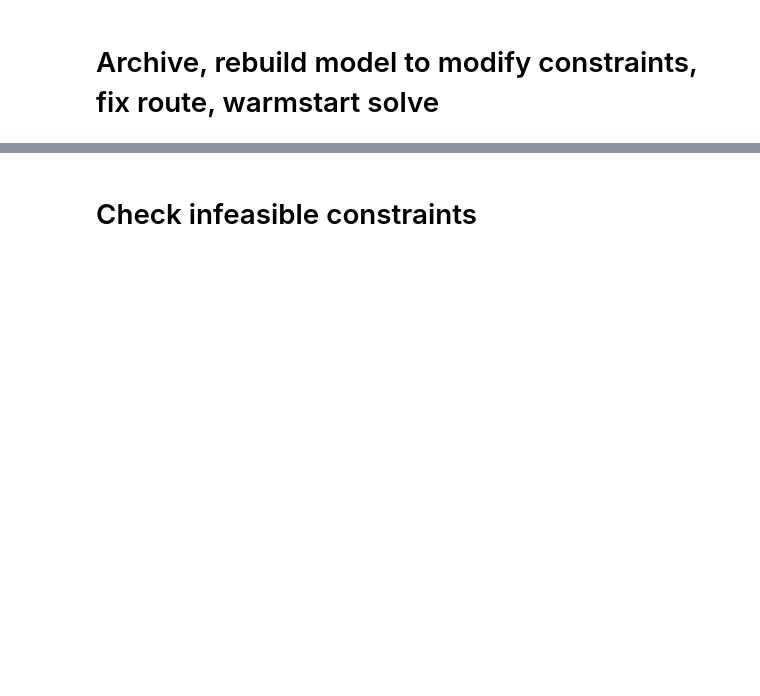
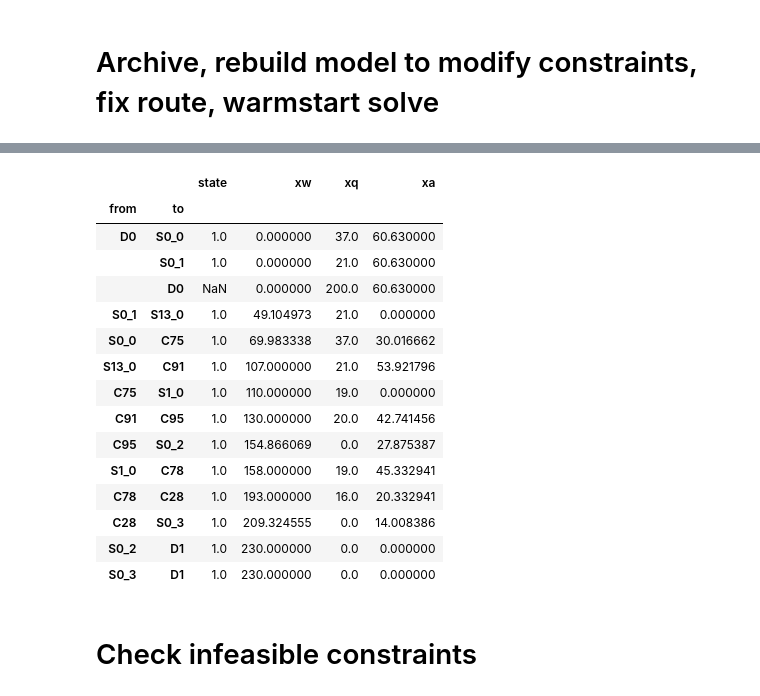
Before and after one commit to rariss/E-VRP-TW-V2G, a Jupyter notebook: evrp/e-vrp-tw.ipynb, the cells around one changed output, grey strips where cells are left out. Drawn from its saved outputs; the diff is of its cells as text; code cells hidden in the pictures; blank space fills up the shorter version.

```diff
--- a/evrp/e-vrp-tw.ipynb
+++ b/evrp/e-vrp-tw.ipynb
@@ -203,3 +253,22 @@ x, xp, traces, routes = plot_evrptwv2g(m)
+# %%
+routes
+# %% [output]
+|  |  | state | xw | xq | xa |
+| from | to |  |  |  |  |
+| D0 | S0_0 | 1.0 | 0.000000 | 37.0 | 60.630000 |
+|  | S0_1 | 1.0 | 0.000000 | 21.0 | 60.630000 |
+|  | D0 | NaN | 0.000000 | 200.0 | 60.630000 |
+| S0_1 | S13_0 | 1.0 | 49.104973 | 21.0 | 0.000000 |
+| S0_0 | C75 | 1.0 | 69.983338 | 37.0 | 30.016662 |
+| S13_0 | C91 | 1.0 | 107.000000 | 21.0 | 53.921796 |
+| C75 | S1_0 | 1.0 | 110.000000 | 19.0 | 0.000000 |
+| C91 | C95 | 1.0 | 130.000000 | 20.0 | 42.741456 |
+| C95 | S0_2 | 1.0 | 154.866069 | 0.0 | 27.875387 |
+| S1_0 | C78 | 1.0 | 158.000000 | 19.0 | 45.332941 |
+| C78 | C28 | 1.0 | 193.000000 | 16.0 | 20.332941 |
+| C28 | S0_3 | 1.0 | 209.324555 | 0.0 | 14.008386 |
+| S0_2 | D1 | 1.0 | 230.000000 | 0.0 | 0.000000 |
+| S0_3 | D1 | 1.0 | 230.000000 | 0.0 | 0.000000 |
 # %% [markdown]
 # Check infeasible constraints
 # %%
```
Also changed, not shown: parts of 13 cells of this notebook, 2 other files.
